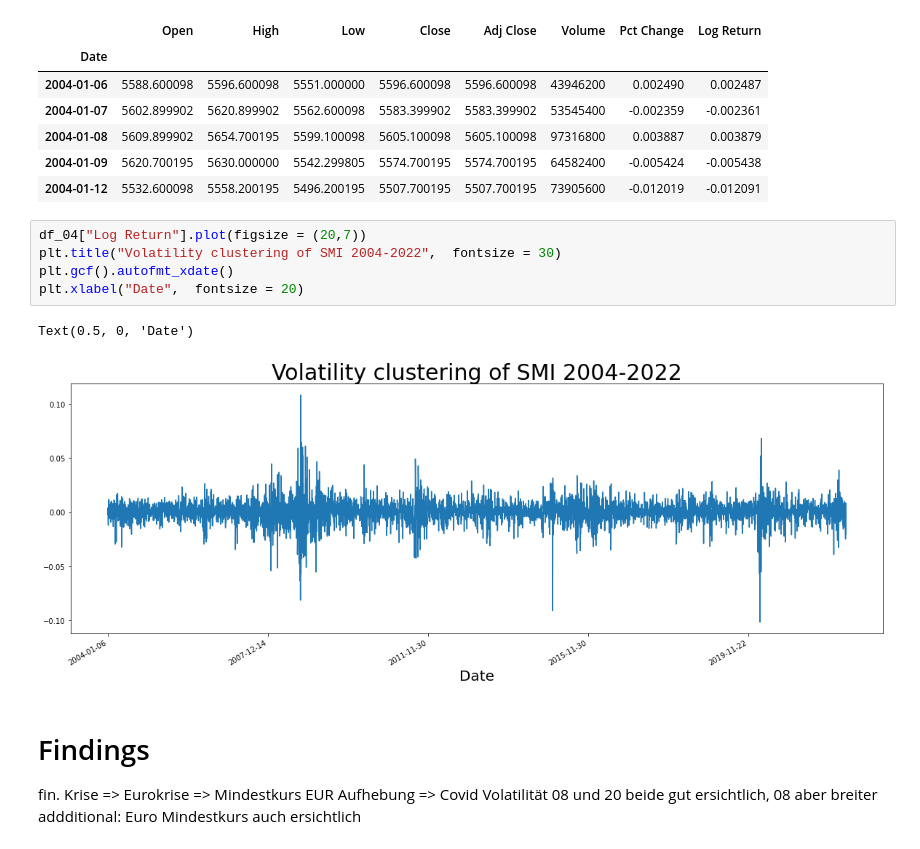
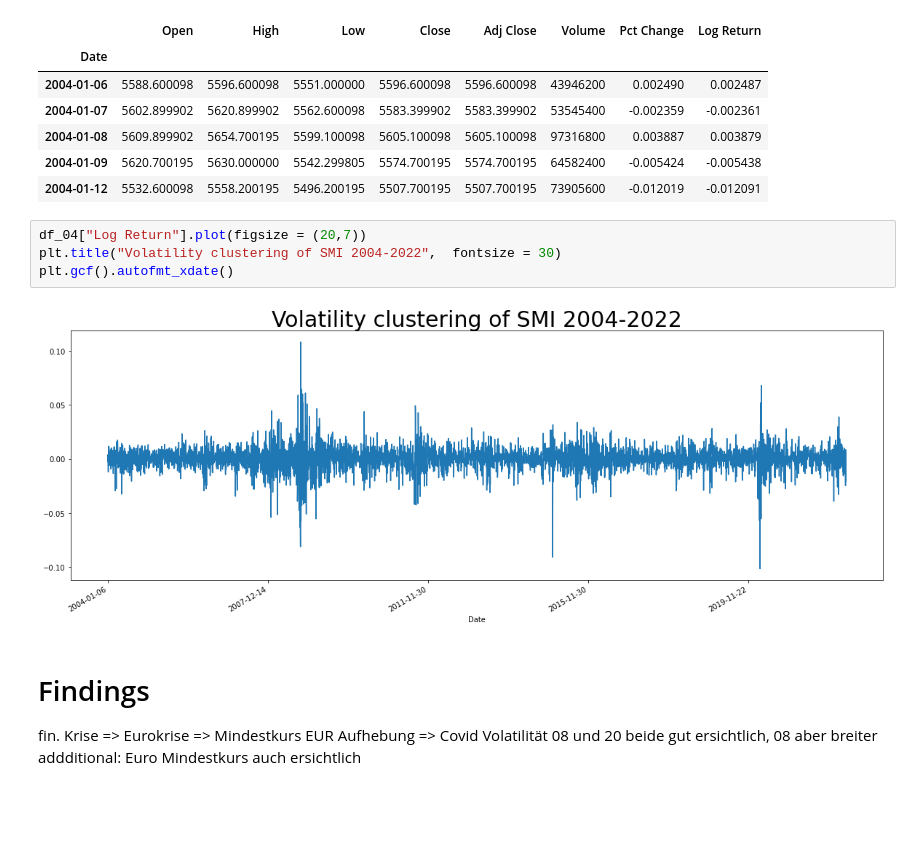
Before and after one commit to Darioschuerch/Project_MRWAM69.F2201_Marzer_Schuerch, a Jupyter notebook: Project/Project_MRWAM69.F2201_Marzer_Schuerch.ipynb, the cells around one changed output. Cells and saved outputs as stored; diff of their text form; blank space fills up the shorter version.

```diff
--- a/Project/Project_MRWAM69.F2201_Marzer_Schuerch.ipynb
+++ b/Project/Project_MRWAM69.F2201_Marzer_Schuerch.ipynb
@@ -148,11 +148,9 @@ df_04.head()
 # %%
 df_04["Log Return"].plot(figsize = (20,7))
 plt.title("Volatility clustering of SMI 2004-2022",  fontsize = 30)
 plt.gcf().autofmt_xdate()
-plt.xlabel("Date",  fontsize = 20)
 # %% [output]
-Text(0.5, 0, 'Date')
-[figure, old version]
+[figure, new version]
 # %% [markdown]
 # Findings<br>
 fin. Krise => Eurokrise => Mindestkurs EUR Aufhebung => Covid
```
Also changed, not shown: parts of 5 cells of this notebook, 1 other file.
